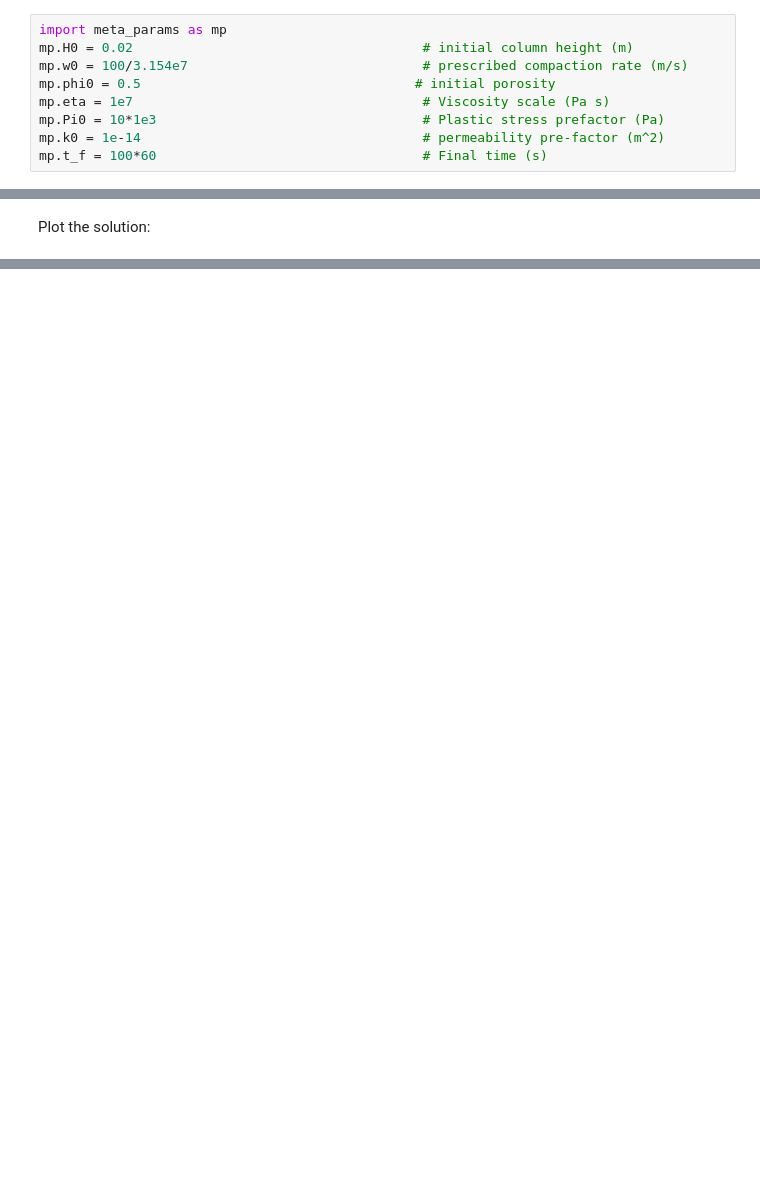
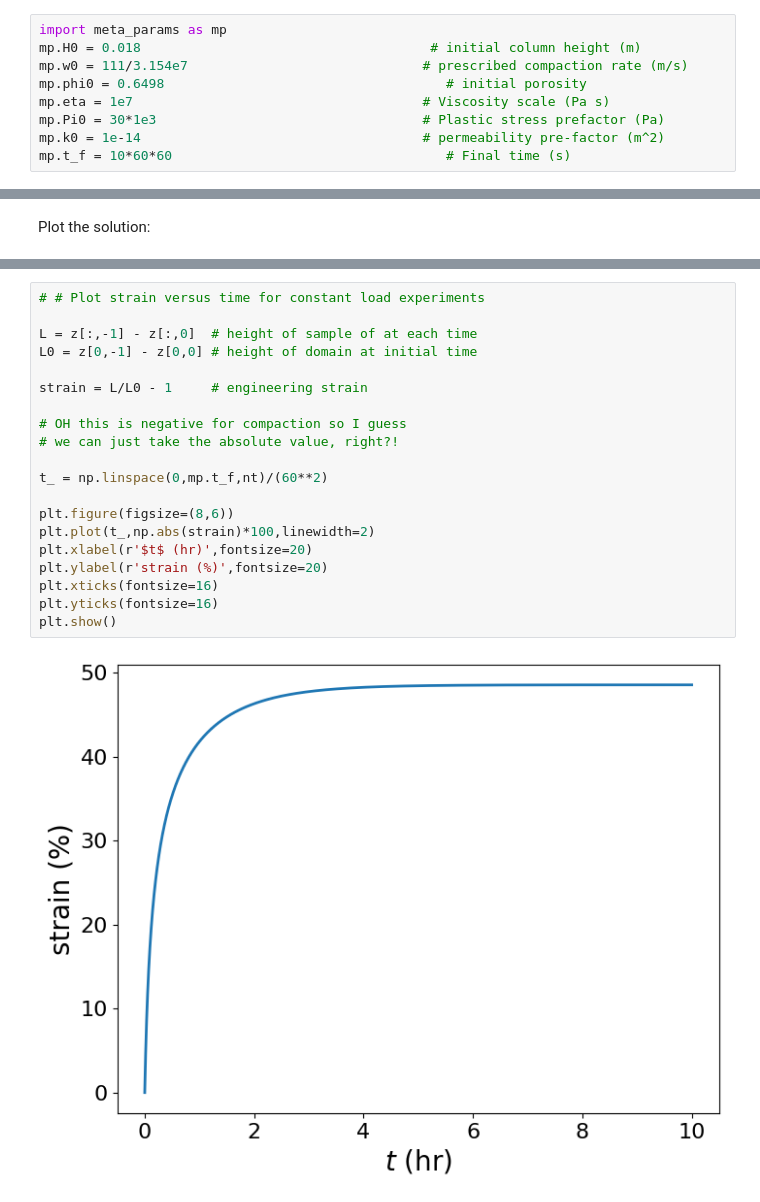
Before and after one commit to agstub/compaction-1d, a Jupyter notebook: notebooks/example.ipynb, the cells around one changed output, grey strips where cells are left out. Drawn from its saved outputs; the diff is of its cells as text; blank space fills up the shorter version.

```diff
--- a/notebooks/example.ipynb
+++ b/notebooks/example.ipynb
@@ -20,13 +20,13 @@ Set the main dimensional parameters in the problem:
 (**note:** to modify these paramters after running the cell, you have to restart the kernel)
 # %%
 import meta_params as mp
-mp.H0 = 0.02                                     # initial column height (m)
-mp.w0 = 100/3.154e7                              # prescribed compaction rate (m/s)
-mp.phi0 = 0.5                                   # initial porosity
+mp.H0 = 0.018                                     # initial column height (m)
+mp.w0 = 111/3.154e7                              # prescribed compaction rate (m/s)
+mp.phi0 = 0.6498                                    # initial porosity
 mp.eta = 1e7                                     # Viscosity scale (Pa s)
-mp.Pi0 = 10*1e3                                  # Plastic stress prefactor (Pa)
+mp.Pi0 = 30*1e3                                  # Plastic stress prefactor (Pa)
 mp.k0 = 1e-14                                    # permeability pre-factor (m^2)
-mp.t_f = 100*60                                  # Final time (s)
+mp.t_f = 10*60*60                                   # Final time (s)
 # %% [markdown]
 Note: you can modify the constitutive relations in **constitutive.py** before proceeding!
 # %%
@@ -150,3 +150,25 @@ plt.close()
 # plt.ylim(-10,150)
 # plt.show()
 # plt.close()
+# %%
+# # Plot strain versus time for constant load experiments
+
+L = z[:,-1] - z[:,0]  # height of sample of at each time
+L0 = z[0,-1] - z[0,0] # height of domain at initial time
+
+strain = L/L0 - 1     # engineering strain
+
+# OH this is negative for compaction so I guess
+# we can just take the absolute value, right?!
+
+t_ = np.linspace(0,mp.t_f,nt)/(60**2)
+
+plt.figure(figsize=(8,6))
+plt.plot(t_,np.abs(strain)*100,linewidth=2)
+plt.xlabel(r'$t$ (hr)',fontsize=20)
+plt.ylabel(r'strain (%)',fontsize=20)
+plt.xticks(fontsize=16)
+plt.yticks(fontsize=16)
+plt.show()
+# %% [output]
+[figure, added]
```
Also changed, not shown: parts of 5 cells of this notebook, 2 other files.
